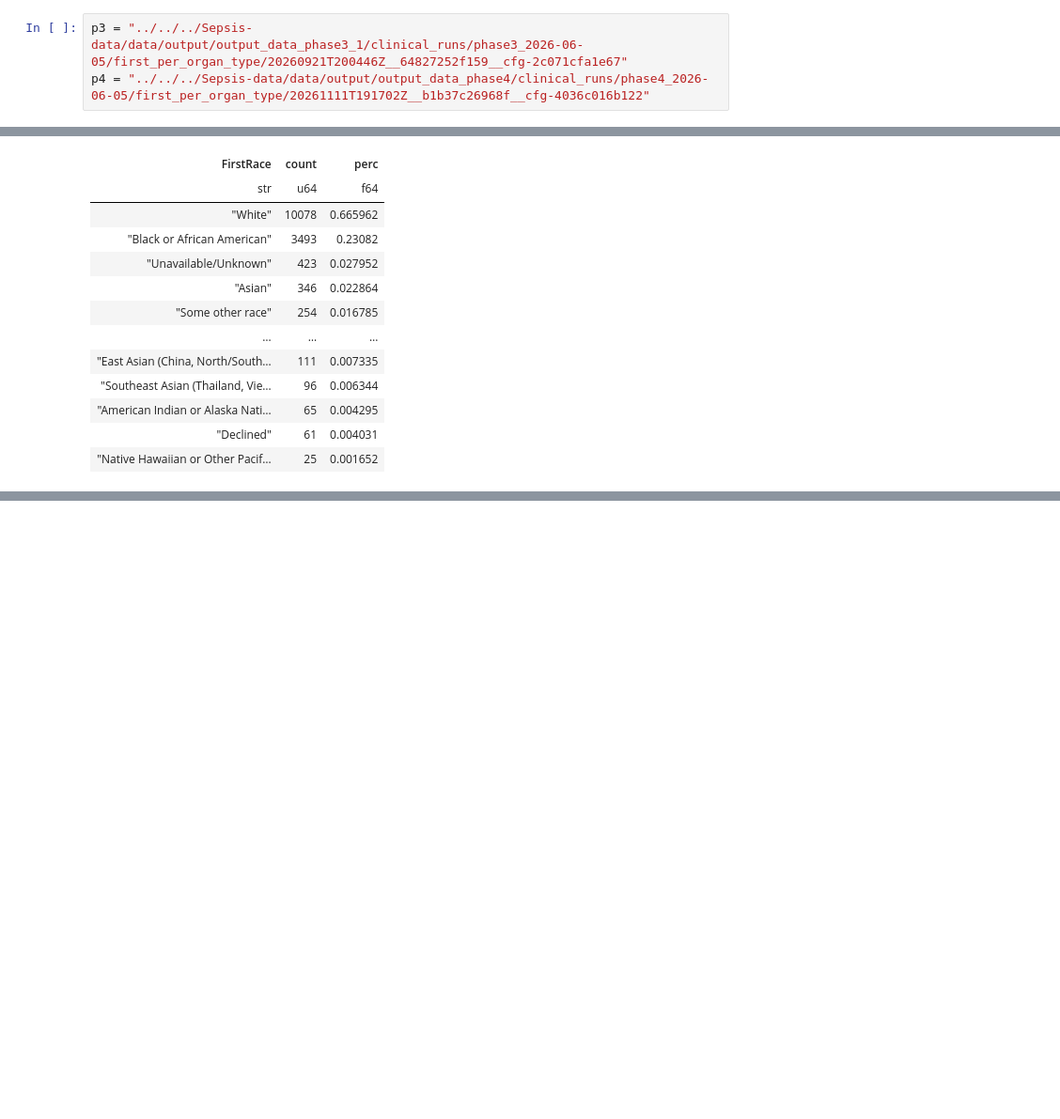
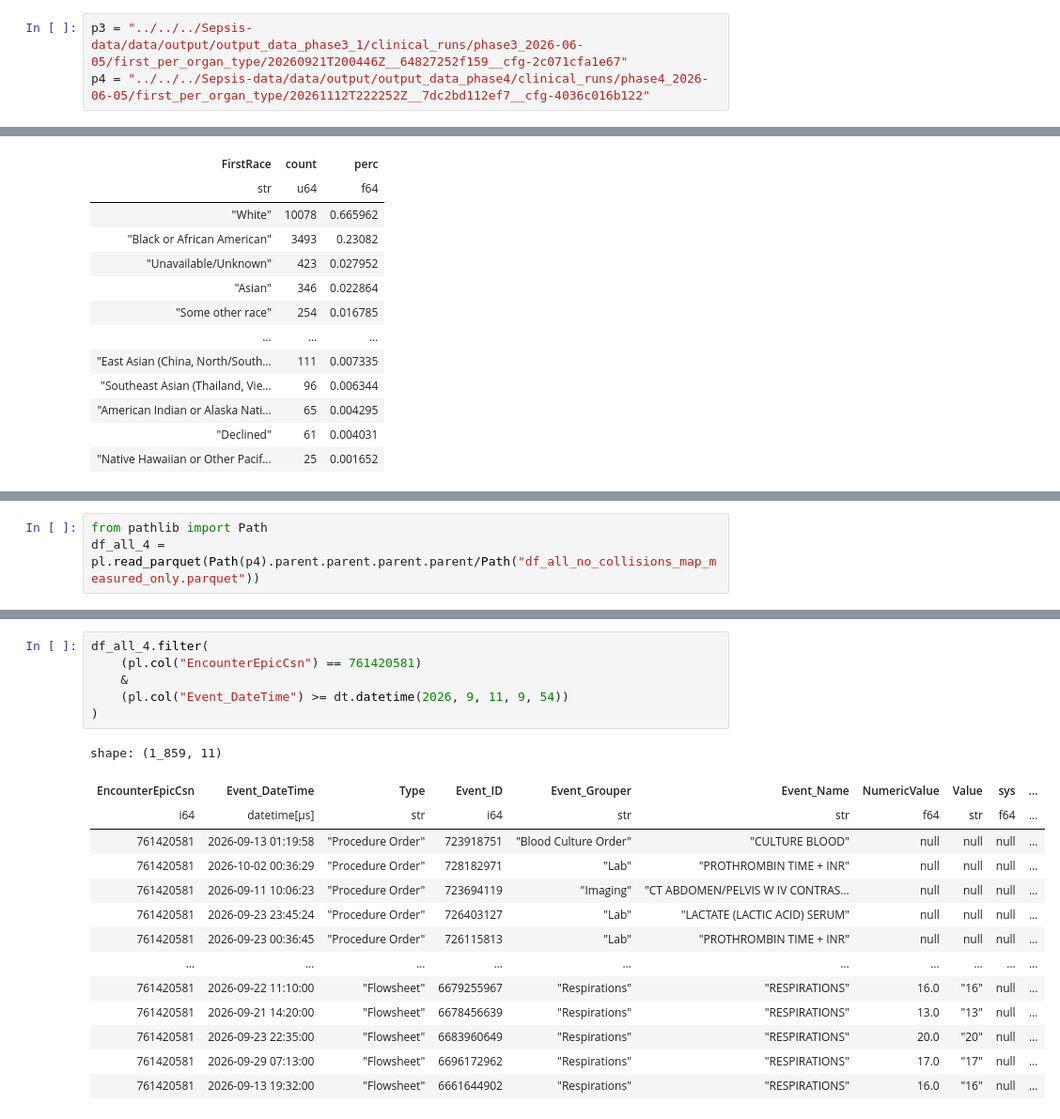
Before and after one commit to UTSW-CIC/Sepsis-Analysis, a Jupyter notebook: notebooks/scratches-requests/00_phase4_phase3_output.ipynb, the cells around one changed output, grey strips where cells are left out. Shown at 94% size. Saved outputs shown, nothing was run; the diff lists cells and outputs as text; blank space fills up the shorter version.

```diff
--- a/notebooks/scratches-requests/00_phase4_phase3_output.ipynb
+++ b/notebooks/scratches-requests/00_phase4_phase3_output.ipynb
@@ -4,6 +28,6 @@ import os
 # %%
 p3 = "../../../Sepsis-data/data/output/output_data_phase3_1/clinical_runs/phase3_2026-06-05/first_per_organ_type/20260921T200446Z__64827252f159__cfg-2c071cfa1e67"
-p4 = "../../../Sepsis-data/data/output/output_data_phase4/clinical_runs/phase4_2026-06-05/first_per_organ_type/20261111T191702Z__b1b37c26968f__cfg-4036c016b122"
+p4 = "../../../Sepsis-data/data/output/output_data_phase4/clinical_runs/phase4_2026-06-05/first_per_organ_type/20261112T222252Z__7dc2bd112ef7__cfg-4036c016b122"
 # %%
 df_sepsis_4 = pl.read_parquet(os.path.join(p4, 'df_sepsis_encounters.parquet'))
 # %%
@@ -148,0 +209,3 @@ shape: (11, 3)
+# %%
+from pathlib import Path
+df_all_4 = pl.read_parquet(Path(p4).parent.parent.parent.parent/Path("df_all_no_collisions_map_measured_only.parquet"))
@@ -148,0 +225,21 @@ shape: (11, 3)
+# %%
+df_all_4.filter(
+    (pl.col("EncounterEpicCsn") == 761420581)
+	&
+    (pl.col("Event_DateTime") >= dt.datetime(2026, 9, 11, 9, 54))
+)
+# %% [output]
+shape: (1_859, 11)
+| EncounterEpicCsn | Event_DateTime | Type | Event_ID | Event_Grouper | Event_Name | NumericValue | Value | sys | ... |
+| i64 | datetime[μs] | str | i64 | str | str | f64 | str | f64 | ... |
+| 761420581 | 2026-09-13 01:19:58 | "Procedure Order" | 723918751 | "Blood Culture Order" | "CULTURE BLOOD" | null | null | null | ... |
+| 761420581 | 2026-10-02 00:36:29 | "Procedure Order" | 728182971 | "Lab" | "PROTHROMBIN TIME + INR" | null | null | null | ... |
+| 761420581 | 2026-09-11 10:06:23 | "Procedure Order" | 723694119 | "Imaging" | "CT ABDOMEN/PELVIS W IV CONTRAS… | null | null | null | ... |
+| 761420581 | 2026-09-23 23:45:24 | "Procedure Order" | 726403127 | "Lab" | "LACTATE (LACTIC ACID) SERUM" | null | null | null | ... |
+| 761420581 | 2026-09-23 00:36:45 | "Procedure Order" | 726115813 | "Lab" | "PROTHROMBIN TIME + INR" | null | null | null | ... |
+| … | … | … | … | … | … | … | … | … | ... |
+| 761420581 | 2026-09-22 11:10:00 | "Flowsheet" | 6679255967 | "Respirations" | "RESPIRATIONS" | 16.0 | "16" | null | ... |
+| 761420581 | 2026-09-21 14:20:00 | "Flowsheet" | 6678456639 | "Respirations" | "RESPIRATIONS" | 13.0 | "13" | null | ... |
+| 761420581 | 2026-09-23 22:35:00 | "Flowsheet" | 6683960649 | "Respirations" | "RESPIRATIONS" | 20.0 | "20" | null | ... |
+| 761420581 | 2026-09-29 07:13:00 | "Flowsheet" | 6696172962 | "Respirations" | "RESPIRATIONS" | 17.0 | "17" | null | ... |
+| 761420581 | 2026-09-13 19:32:00 | "Flowsheet" | 6661644902 | "Respirations" | "RESPIRATIONS" | 16.0 | "16" | null | ... |
```
Also changed, not shown: parts of 22 cells of this notebook, 12 other files.
